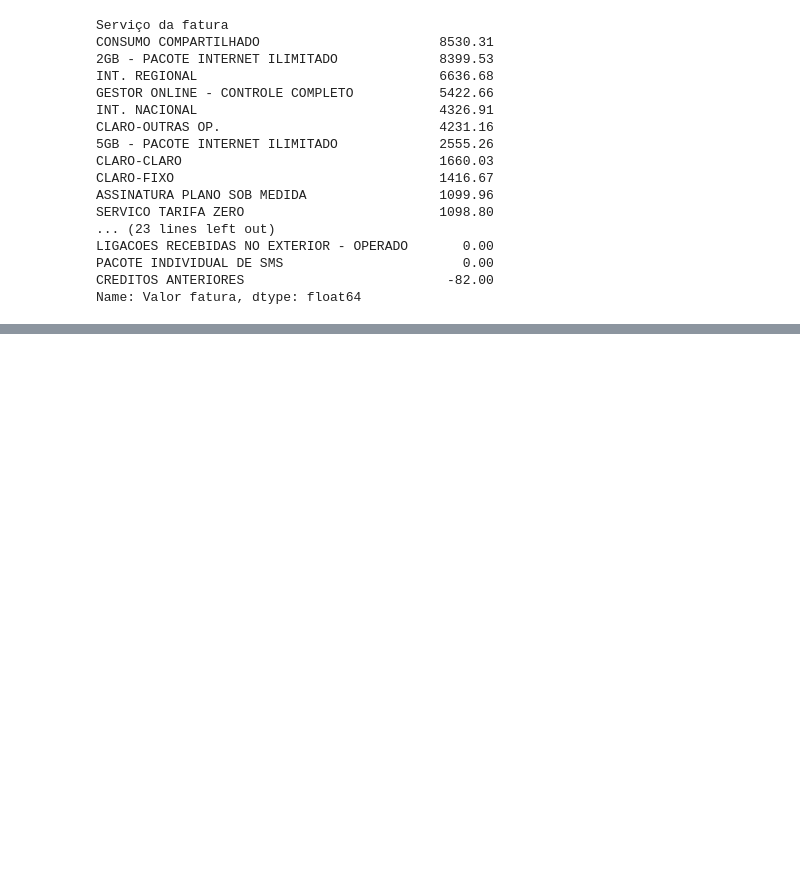
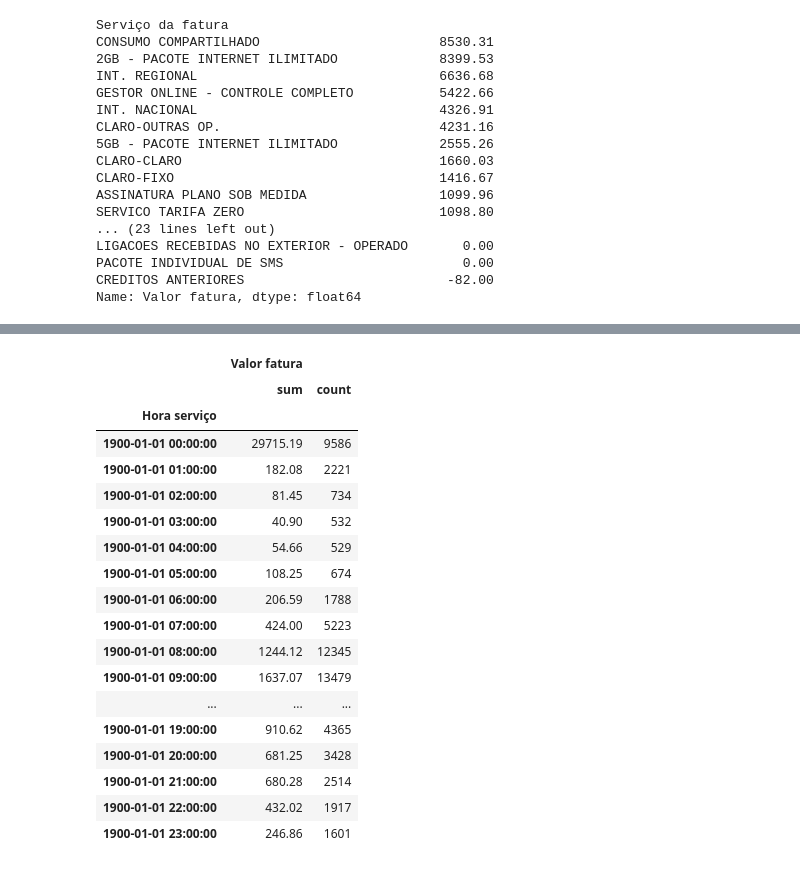
Before and after one commit to victorvilar/bd, a Jupyter notebook: Notebook TCC.ipynb, the cells around one changed output, grey strips where cells are left out. Saved outputs shown, nothing was run; the diff lists cells and outputs as text; code cells hidden in the pictures; blank space fills up the shorter version.

```diff
--- a/Notebook TCC.ipynb
+++ b/Notebook TCC.ipynb
@@ -223,0 +229,27 @@ Name: Valor fatura, dtype: float64
+# %%
+#Identifying hours
+hora = df[['Hora serviço', 'Valor fatura']]
+hora = hora.set_index(['Hora serviço'])
+hora = hora.groupby(pd.TimeGrouper(freq='60Min')).agg(['sum','count'])
+
+hora
+# %% [output]
+|  | Valor fatura |  |
+|  | sum | count |
+| Hora serviço |  |  |
+| 1900-01-01 00:00:00 | 29715.19 | 9586 |
+| 1900-01-01 01:00:00 | 182.08 | 2221 |
+| 1900-01-01 02:00:00 | 81.45 | 734 |
+| 1900-01-01 03:00:00 | 40.90 | 532 |
+| 1900-01-01 04:00:00 | 54.66 | 529 |
+| 1900-01-01 05:00:00 | 108.25 | 674 |
+| 1900-01-01 06:00:00 | 206.59 | 1788 |
+| 1900-01-01 07:00:00 | 424.00 | 5223 |
+| 1900-01-01 08:00:00 | 1244.12 | 12345 |
+| 1900-01-01 09:00:00 | 1637.07 | 13479 |
+| ... | ... | ... |
+| 1900-01-01 19:00:00 | 910.62 | 4365 |
+| 1900-01-01 20:00:00 | 681.25 | 3428 |
+| 1900-01-01 21:00:00 | 680.28 | 2514 |
+| 1900-01-01 22:00:00 | 432.02 | 1917 |
+| 1900-01-01 23:00:00 | 246.86 | 1601 |
```
Also changed, not shown: parts of 10 cells of this notebook.
